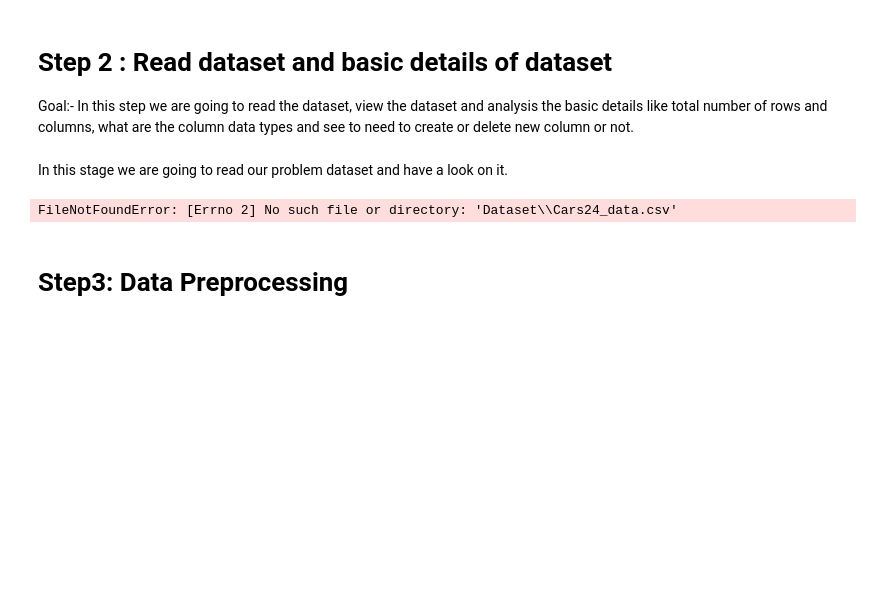
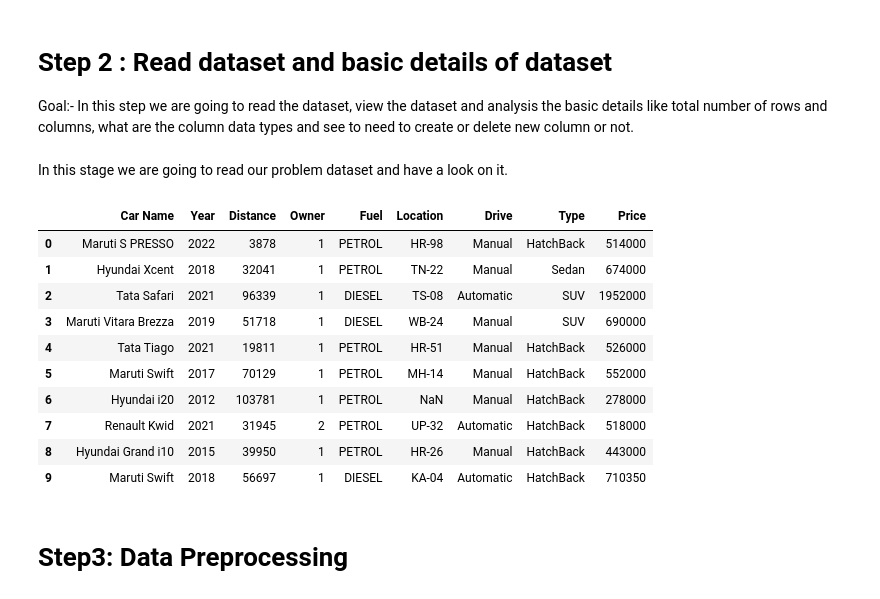
Before and after one commit to tapan0p/Car-price-prediction, a Jupyter notebook: EDA/Car_Price_Prediction.ipynb, the cells around one changed output. Drawn from its saved outputs; the diff is of its cells as text; code cells hidden in the pictures; blank space fills up the shorter version.

```diff
--- a/EDA/Car_Price_Prediction.ipynb
+++ b/EDA/Car_Price_Prediction.ipynb
@@ -65,10 +65,20 @@ Goal:- In this step we are going to read the dataset, view the dataset and analy
 # %% [markdown]
 In this stage we are going to read our problem dataset and have a look on it.
 # %%
-df = pd.read_csv("Dataset\Cars24_data.csv").drop(columns=["Unnamed: 0"])
+df = pd.read_csv("..\Dataset\Cars24_data.csv").drop(columns=["Unnamed: 0"])
 df.head(10)
 # %% [output]
-FileNotFoundError: [Errno 2] No such file or directory: 'Dataset\\Cars24_data.csv'
+|  | Car Name | Year | Distance | Owner | Fuel | Location | Drive | Type | Price |
+| 0 | Maruti S PRESSO | 2022 | 3878 | 1 | PETROL | HR-98 | Manual | HatchBack | 514000 |
+| 1 | Hyundai Xcent | 2018 | 32041 | 1 | PETROL | TN-22 | Manual | Sedan | 674000 |
+| 2 | Tata Safari | 2021 | 96339 | 1 | DIESEL | TS-08 | Automatic | SUV | 1952000 |
+| 3 | Maruti Vitara Brezza | 2019 | 51718 | 1 | DIESEL | WB-24 | Manual | SUV | 690000 |
+| 4 | Tata Tiago | 2021 | 19811 | 1 | PETROL | HR-51 | Manual | HatchBack | 526000 |
+| 5 | Maruti Swift | 2017 | 70129 | 1 | PETROL | MH-14 | Manual | HatchBack | 552000 |
+| 6 | Hyundai i20 | 2012 | 103781 | 1 | PETROL | NaN | Manual | HatchBack | 278000 |
+| 7 | Renault Kwid | 2021 | 31945 | 2 | PETROL | UP-32 | Automatic | HatchBack | 518000 |
+| 8 | Hyundai Grand i10 | 2015 | 39950 | 1 | PETROL | HR-26 | Manual | HatchBack | 443000 |
+| 9 | Maruti Swift | 2018 | 56697 | 1 | DIESEL | KA-04 | Automatic | HatchBack | 710350 |
 # %% [markdown]
 # Step3: Data Preprocessing
 # %% [markdown]
```
Also changed, not shown: 8 other files.
